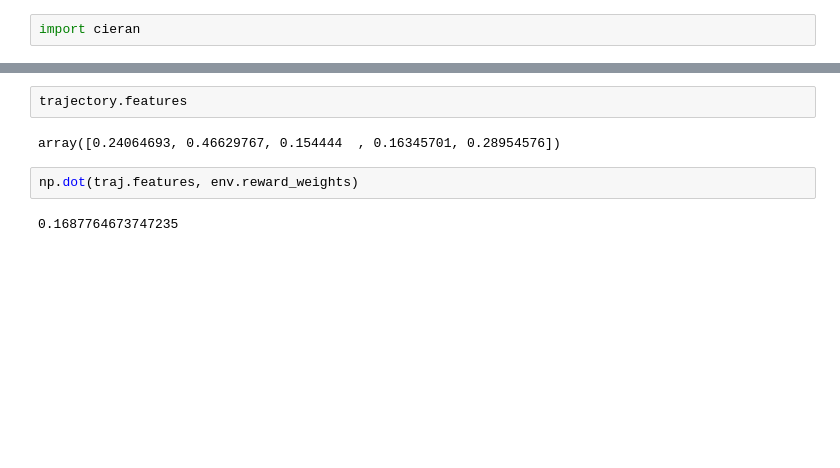
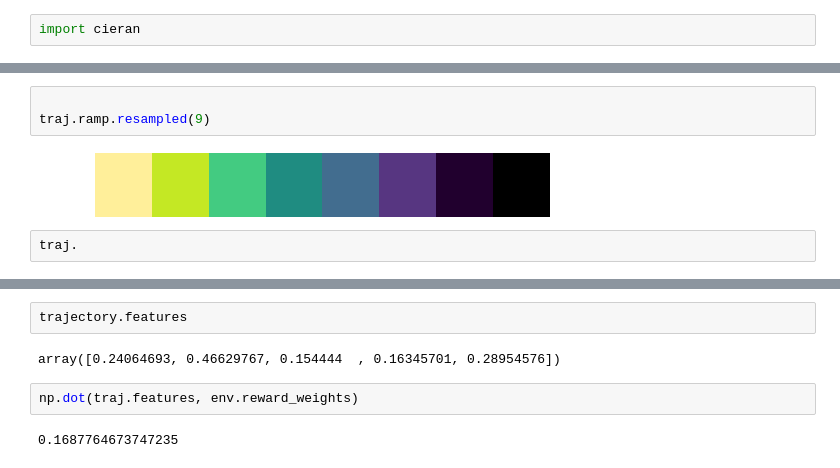
Before and after one commit to matthhong/cieran, a Jupyter notebook: test.ipynb, the cells around one changed output, grey strips where cells are left out. Cells and saved outputs as stored; diff of their text form; blank space fills up the shorter version.

```diff
--- a/test.ipynb
+++ b/test.ipynb
@@ -24,3 +54,10 @@ Estimated user parameters: {'weights': array([-0.21911069, -0.19902023,  0.10512
+# %%
+
+traj.ramp.resampled(9)
+# %% [output]
+[figure, added]
+# %%
+traj.
 # %%
 draw_chart(traj.ramp)
 # %% [output]
```
Also changed, not shown: parts of 11 cells of this notebook, 5 other files.
